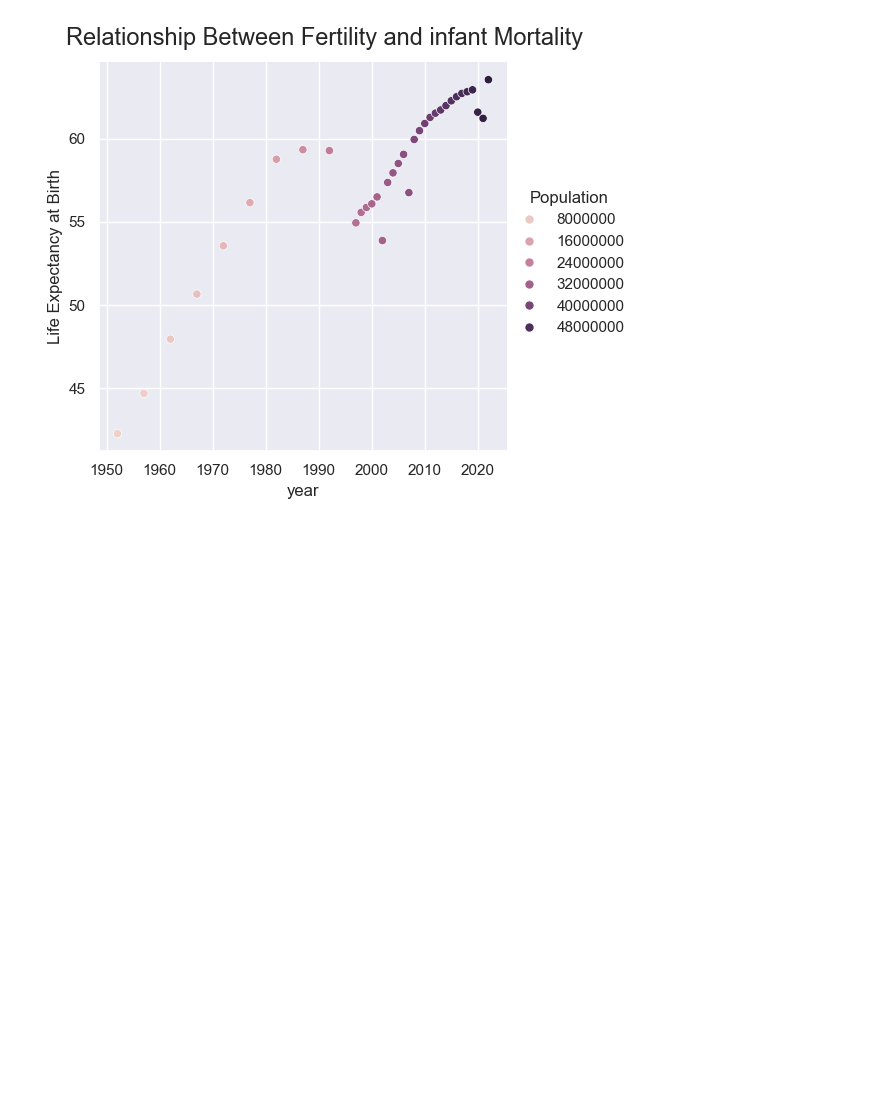
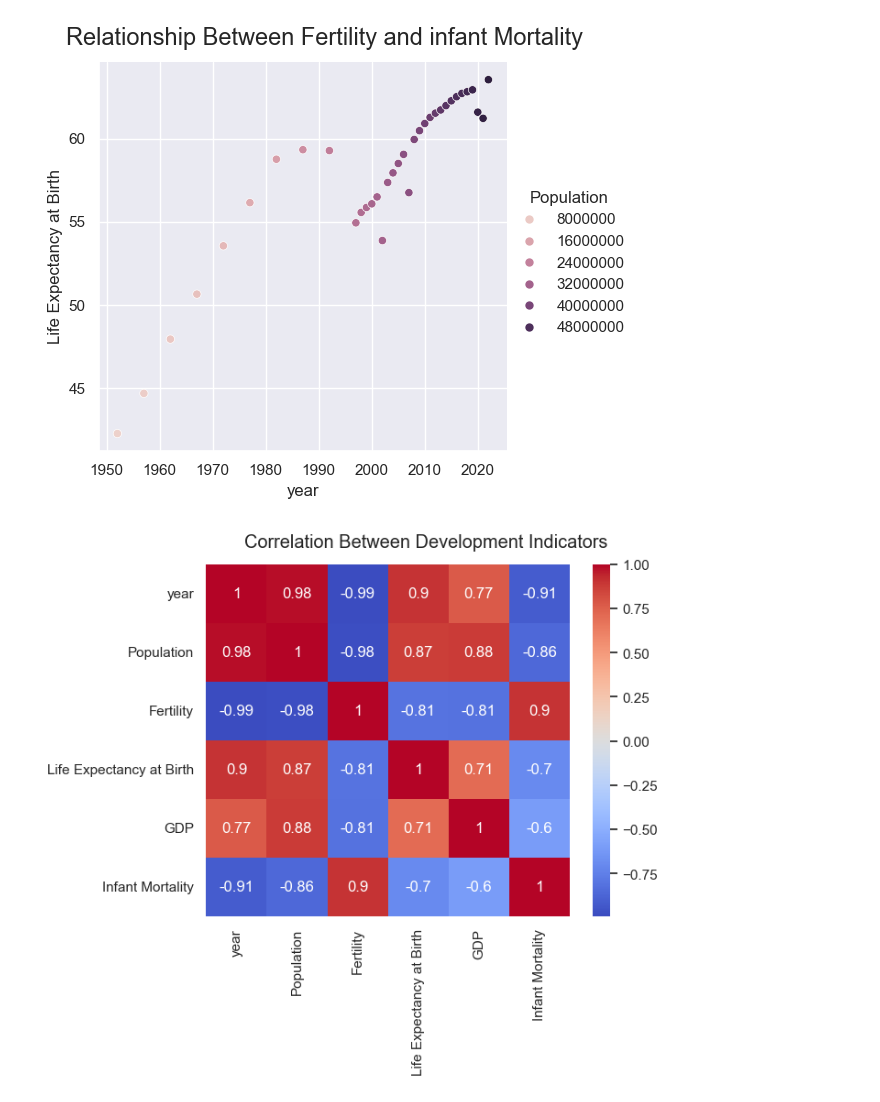
Before and after one commit to sourceCodeSherpa/csaafrica_intro_to_ds, a Jupyter notebook: notebooks/day6_assignment.ipynb, the cells around one changed output. Saved outputs shown, nothing was run; the diff lists cells and outputs as text; code cells hidden in the pictures; blank space fills up the shorter version.

Commit message:
filtered, renamed, concatanated, and visualized DataFrames

```diff
--- a/notebooks/day6_assignment.ipynb
+++ b/notebooks/day6_assignment.ipynb
@@ -482,0 +489,16 @@ g.fig.subplots_adjust(top=0.91);
+# %%
+#
+# Heat map to show the relationship between all the variables
+sns.set_theme(style="whitegrid", palette="pastel")
+g = sns.heatmap(
+    conc_df_1.corr(numeric_only=True),        # Calculate the correlation matrix for all numeric columns in conc_df.
+    annot=True,                               # Add the actual correlation values on the heatmap (like 0.83 showing direct proportion, -0.72 showing inverse propertion etc.)
+    cmap="coolwarm"                           # Use a color gradient from blue (low) to red (high)
+)
+#
+# Get access to the current figure
+fig = plt.gcf()
+fig.suptitle("Correlation Between Development Indicators")
+fig.subplots_adjust(top=0.91);
+# %% [output]
+[figure, added]
```
Also changed, not shown: parts of 4 cells of this notebook.
